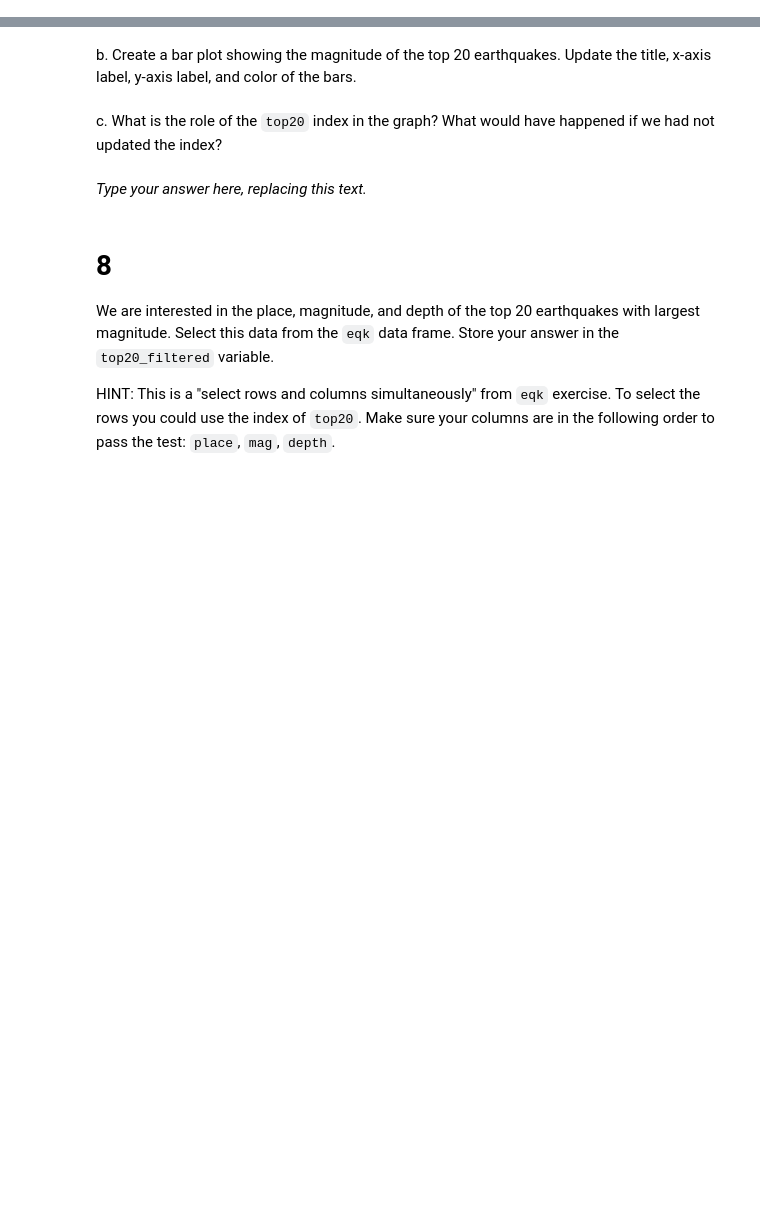
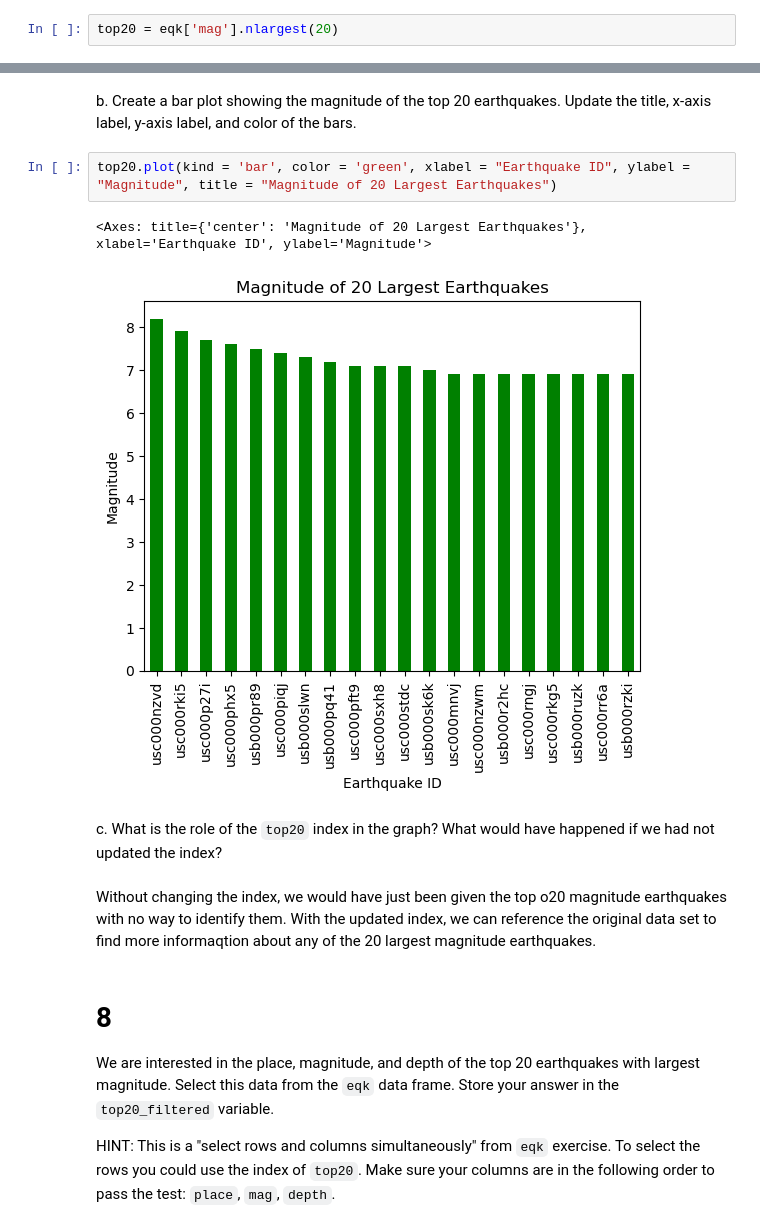
Before and after one commit to michaeladennis/eds220-hwk1, a Jupyter notebook: task3/hwk1-task3-earthquakes.ipynb, the cells around one changed output, grey strips where cells are left out. Saved outputs shown, nothing was run; the diff lists cells and outputs as text; blank space fills up the shorter version.

```diff
--- a/task3/hwk1-task3-earthquakes.ipynb
+++ b/task3/hwk1-task3-earthquakes.ipynb
@@ -189 +187,3 @@ top20 = ...
+# %%
+top20 = eqk['mag'].nlargest(20)
 # %%
@@ -195,14 +215,19 @@ grader.check("q7_a")
 <!-- BEGIN QUESTION -->
 
 b. Create a bar plot showing the magnitude of the top 20 earthquakes. Update the title, x-axis label, y-axis label, and color of the bars.
+# %%
+top20.plot(kind = 'bar', color = 'green', xlabel = "Earthquake ID", ylabel = "Magnitude", title = "Magnitude of 20 Largest Earthquakes")
+# %% [output]
+<Axes: title={'center': 'Magnitude of 20 Largest Earthquakes'}, xlabel='Earthquake ID', ylabel='Magnitude'>
+[figure, added]
 # %% [markdown]
 <!-- END QUESTION -->
 
 <!-- BEGIN QUESTION -->
 
 c. What is the role of the `top20` index in the graph? What would have happened if we had not updated the index?
-# %% [markdown]
-_Type your answer here, replacing this text._
+# %% [markdown]
+Without changing the index, we would have just been given the top o20 magnitude earthquakes with no way to identify them. With the updated index, we can reference the original data set to find more informaqtion about any of the 20 largest magnitude earthquakes.
 # %% [markdown]
 <!-- END QUESTION -->
 
```
Also changed, not shown: parts of 10 cells of this notebook.
